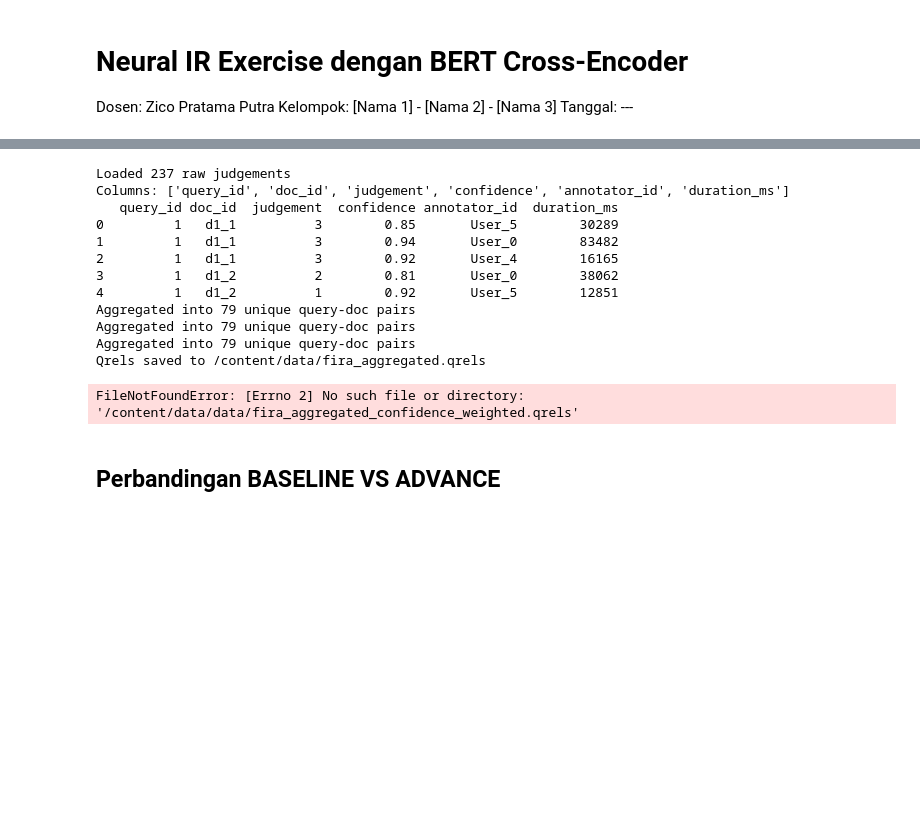
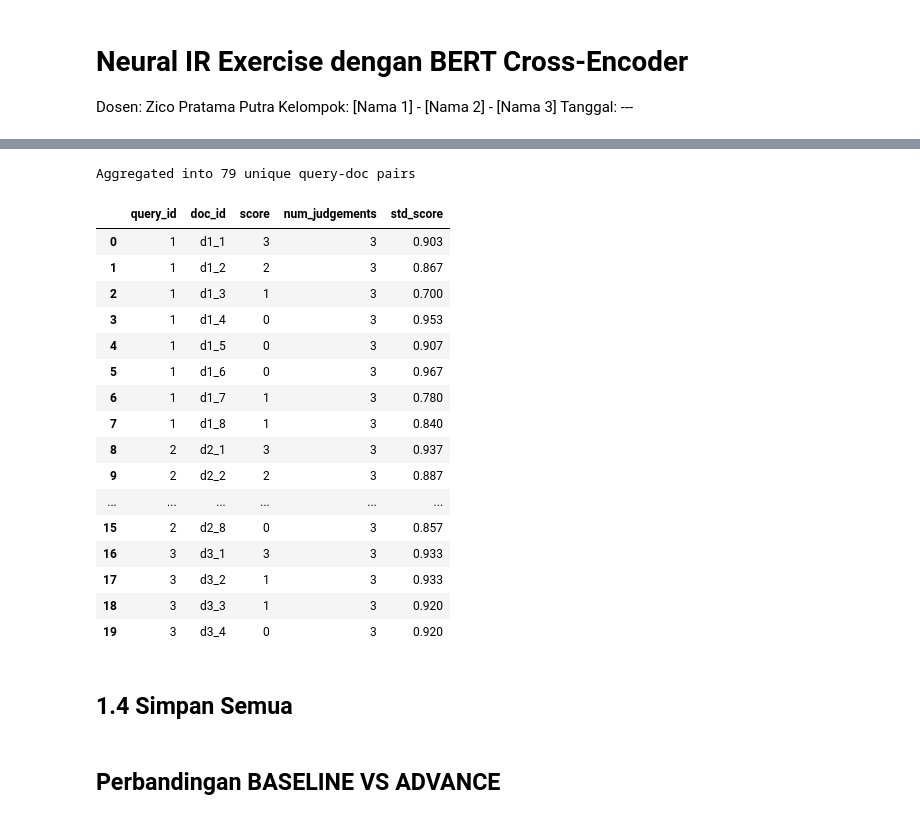
Before and after one commit to teranixbq/IR-BERT-Transformer, a Jupyter notebook: notebooks/Neural_IR_Exercise.ipynb, the cells around one changed output, grey strips where cells are left out. Cells and saved outputs as stored; diff of their text form; code cells hidden in the pictures; blank space fills up the shorter version.

```diff
--- a/notebooks/Neural_IR_Exercise.ipynb
+++ b/notebooks/Neural_IR_Exercise.ipynb
@@ -29,29 +96,32 @@ RAW_JUDGEMENTS = DEST + "fira_raw_judgements.tsv"
+# %%
+reliability = compute_annotator_reliability(df)
+agg_reliability = aggregate_judgements(df, method='advanced', strategy='annotator_reliability', annotator_reliability=reliability)
+agg_reliability.head(20)
+# %% [output]
+Aggregated into 79 unique query-doc pairs
+|  | query_id | doc_id | score | num_judgements | std_score |
+| 0 | 1 | d1_1 | 3 | 3 | 0.903 |
+| 1 | 1 | d1_2 | 2 | 3 | 0.867 |
+| 2 | 1 | d1_3 | 1 | 3 | 0.700 |
+| 3 | 1 | d1_4 | 0 | 3 | 0.953 |
+| 4 | 1 | d1_5 | 0 | 3 | 0.907 |
+| 5 | 1 | d1_6 | 0 | 3 | 0.967 |
+| 6 | 1 | d1_7 | 1 | 3 | 0.780 |
+| 7 | 1 | d1_8 | 1 | 3 | 0.840 |
+| 8 | 2 | d2_1 | 3 | 3 | 0.937 |
+| 9 | 2 | d2_2 | 2 | 3 | 0.887 |
+| ... | ... | ... | ... | ... | ... |
+| 15 | 2 | d2_8 | 0 | 3 | 0.857 |
+| 16 | 3 | d3_1 | 3 | 3 | 0.933 |
+| 17 | 3 | d3_2 | 1 | 3 | 0.933 |
+| 18 | 3 | d3_3 | 1 | 3 | 0.920 |
+| 19 | 3 | d3_4 | 0 | 3 | 0.920 |
+# %% [markdown]
+## 1.4 Simpan Semua
 # %%
-df = load_raw_judgements(RAW_JUDGEMENTS)
-
-agg_maj = aggregate_judgements(df, method='majority')
-agg_weighted = aggregate_judgements(df, method='advanced', strategy='confidence_weighted')
-
-reliability = compute_annotator_reliability(df)
-agg_reliability = aggregate_judgements(df, method='advanced', strategy='annotator_reliability', annotator_reliability=reliability)
-
 save_qrels(agg_maj, DEST + "fira_aggregated.qrels")
 save_qrels(agg_weighted, DEST + "fira_aggregated_confidence_weighted.qrels")
 save_qrels(agg_reliability, DEST + "fira_aggregated_annotator_reliability.qrels")
-# %% [output]
-Loaded 237 raw judgements
-Columns: ['query_id', 'doc_id', 'judgement', 'confidence', 'annotator_id', 'duration_ms']
-   query_id doc_id  judgement  confidence annotator_id  duration_ms
-0         1   d1_1          3        0.85       User_5        30289
-1         1   d1_1          3        0.94       User_0        83482
-2         1   d1_1          3        0.92       User_4        16165
-3         1   d1_2          2        0.81       User_0        38062
-4         1   d1_2          1        0.92       User_5        12851
-Aggregated into 79 unique query-doc pairs
-Aggregated into 79 unique query-doc pairs
-Aggregated into 79 unique query-doc pairs
-Qrels saved to /content/data/fira_aggregated.qrels
-FileNotFoundError: [Errno 2] No such file or directory: '/content/data/data/fira_aggregated_confidence_weighted.qrels'
 # %% [markdown]
 ## Perbandingan BASELINE VS ADVANCE
 # %%
```
Also changed, not shown: parts of 11 cells of this notebook.
